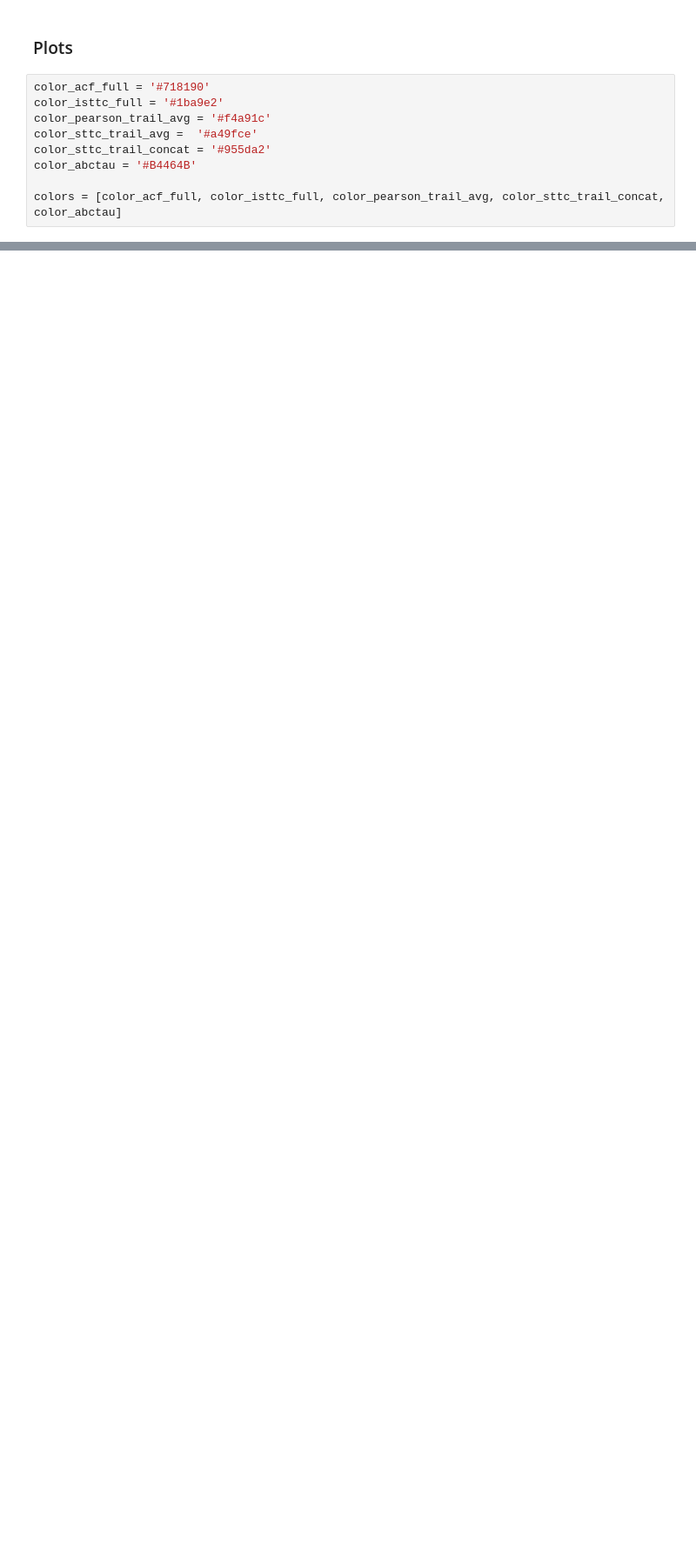
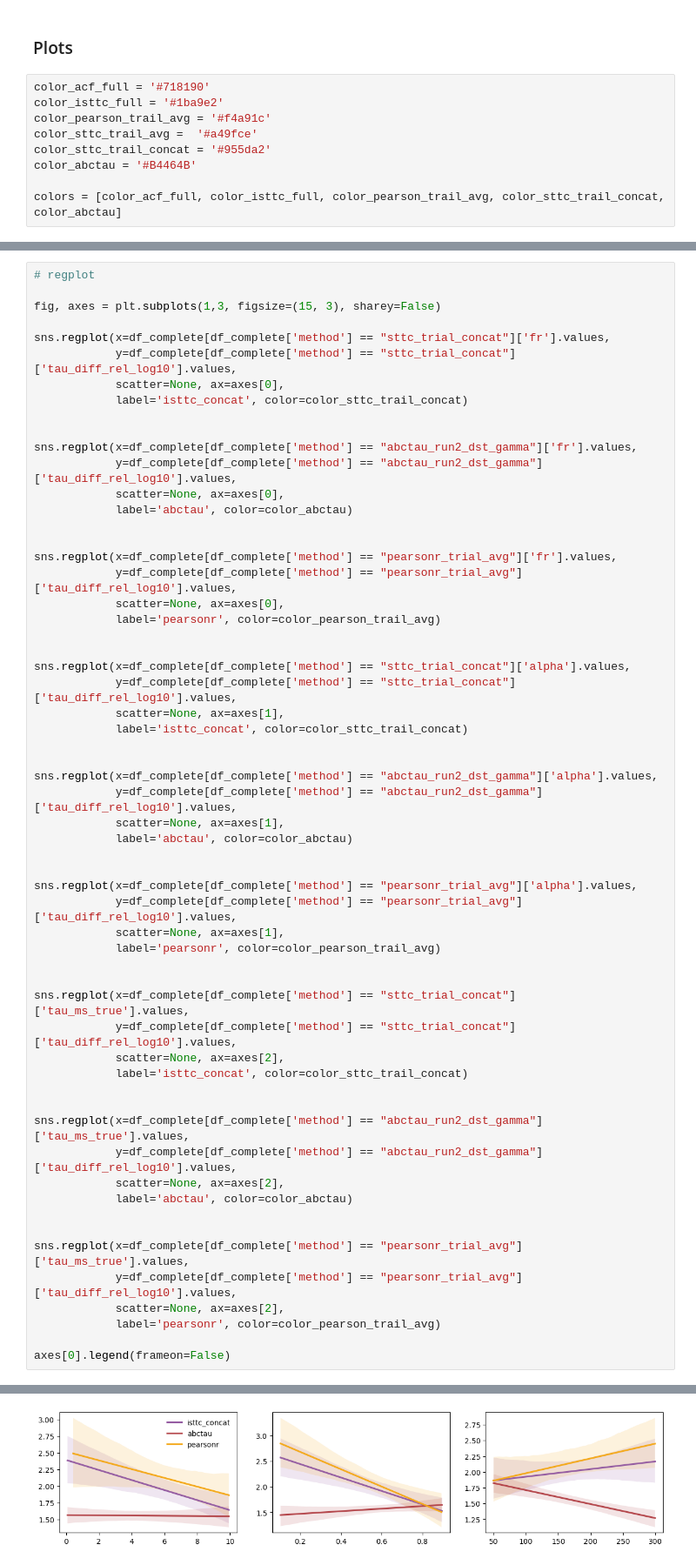
Before and after one commit to iinnpp/isttc, a Jupyter notebook: notebooks/synthetic/plot_taus_with_abctau.ipynb, the cells around one changed output, grey strips where cells are left out. Shown at 87% size. Drawn from its saved outputs; the diff is of its cells as text; blank space fills up the shorter version.

```diff
--- a/notebooks/synthetic/plot_taus_with_abctau.ipynb
+++ b/notebooks/synthetic/plot_taus_with_abctau.ipynb
@@ -696,0 +382,60 @@ if save_fig:
+# %%
+# regplot
+
+fig, axes = plt.subplots(1,3, figsize=(15, 3), sharey=False)
+
+sns.regplot(x=df_complete[df_complete['method'] == "sttc_trial_concat"]['fr'].values,
+            y=df_complete[df_complete['method'] == "sttc_trial_concat"]['tau_diff_rel_log10'].values,
+            scatter=None, ax=axes[0],
+            label='isttc_concat', color=color_sttc_trail_concat)
+
+
+sns.regplot(x=df_complete[df_complete['method'] == "abctau_run2_dst_gamma"]['fr'].values,
+            y=df_complete[df_complete['method'] == "abctau_run2_dst_gamma"]['tau_diff_rel_log10'].values,
+            scatter=None, ax=axes[0],
+            label='abctau', color=color_abctau)
+
+
+sns.regplot(x=df_complete[df_complete['method'] == "pearsonr_trial_avg"]['fr'].values,
+            y=df_complete[df_complete['method'] == "pearsonr_trial_avg"]['tau_diff_rel_log10'].values,
+            scatter=None, ax=axes[0],
+            label='pearsonr', color=color_pearson_trail_avg)
+
+
+sns.regplot(x=df_complete[df_complete['method'] == "sttc_trial_concat"]['alpha'].values,
+            y=df_complete[df_complete['method'] == "sttc_trial_concat"]['tau_diff_rel_log10'].values,
+            scatter=None, ax=axes[1],
+            label='isttc_concat', color=color_sttc_trail_concat)
+
+
+sns.regplot(x=df_complete[df_complete['method'] == "abctau_run2_dst_gamma"]['alpha'].values,
+            y=df_complete[df_complete['method'] == "abctau_run2_dst_gamma"]['tau_diff_rel_log10'].values,
+            scatter=None, ax=axes[1],
+            label='abctau', color=color_abctau)
+
+
+sns.regplot(x=df_complete[df_complete['method'] == "pearsonr_trial_avg"]['alpha'].values,
+            y=df_complete[df_complete['method'] == "pearsonr_trial_avg"]['tau_diff_rel_log10'].values,
+            scatter=None, ax=axes[1],
+            label='pearsonr', color=color_pearson_trail_avg)
+
+
+sns.regplot(x=df_complete[df_complete['method'] == "sttc_trial_concat"]['tau_ms_true'].values,
+            y=df_complete[df_complete['method'] == "sttc_trial_concat"]['tau_diff_rel_log10'].values,
+            scatter=None, ax=axes[2],
+            label='isttc_concat', color=color_sttc_trail_concat)
+
+
+sns.regplot(x=df_complete[df_complete['method'] == "abctau_run2_dst_gamma"]['tau_ms_true'].values,
+            y=df_complete[df_complete['method'] == "abctau_run2_dst_gamma"]['tau_diff_rel_log10'].values,
+            scatter=None, ax=axes[2],
+            label='abctau', color=color_abctau)
+
+
+sns.regplot(x=df_complete[df_complete['method'] == "pearsonr_trial_avg"]['tau_ms_true'].values,
+            y=df_complete[df_complete['method'] == "pearsonr_trial_avg"]['tau_diff_rel_log10'].values,
+            scatter=None, ax=axes[2],
+            label='pearsonr', color=color_pearson_trail_avg)
+
+axes[0].legend(frameon=False)
+# %% [output]
@@ -696,0 +443 @@ if save_fig:
+[figure, added]
```
Also changed, not shown: parts of 30 cells of this notebook, 3 other files.
